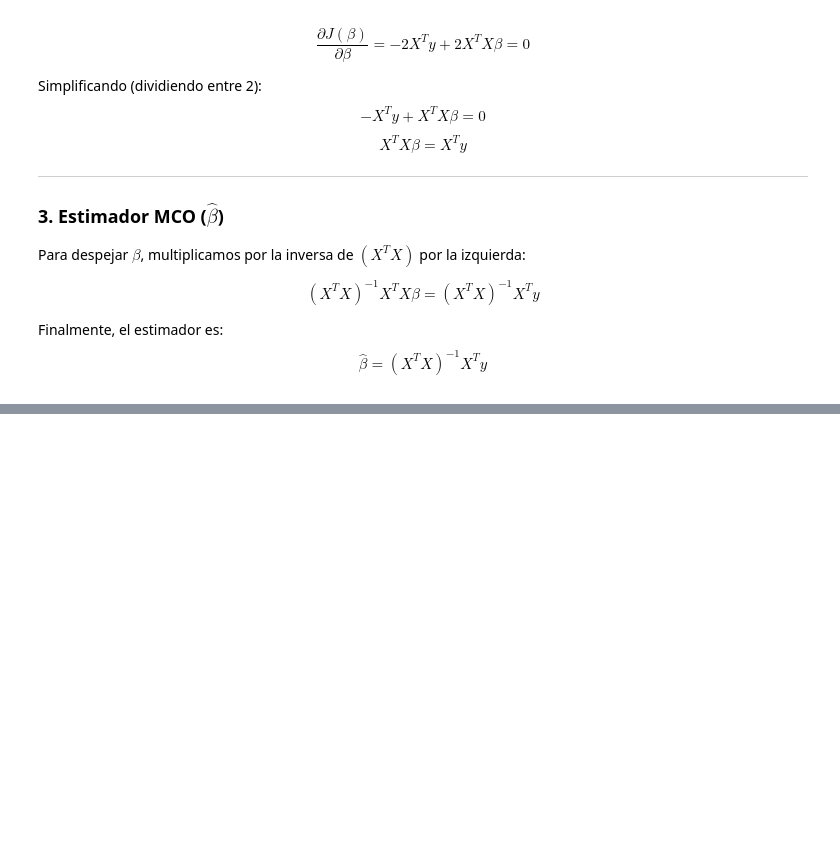
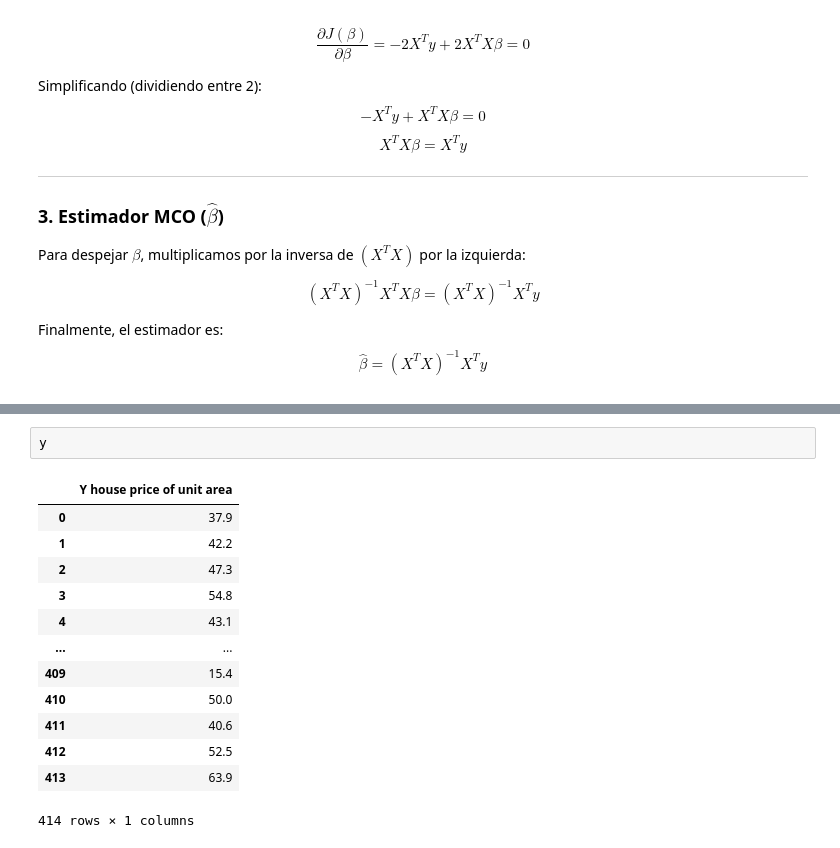
Before and after one commit to pxtroniwnl/machine-learning, a Jupyter notebook: notas-04.ipynb, the cells around one changed output, grey strips where cells are left out. Cells and saved outputs as stored; diff of their text form; blank space fills up the shorter version.

```diff
--- a/notas-04.ipynb
+++ b/notas-04.ipynb
@@ -66,0 +89,16 @@ $$\hat{\beta} = (X^T X)^{-1} X^T y$$
+# %%
+y
+# %% [output]
+|  | Y house price of unit area |
+| 0 | 37.9 |
+| 1 | 42.2 |
+| 2 | 47.3 |
+| 3 | 54.8 |
+| 4 | 43.1 |
+| ... | ... |
+| 409 | 15.4 |
+| 410 | 50.0 |
+| 411 | 40.6 |
+| 412 | 52.5 |
+| 413 | 63.9 |
+414 rows × 1 columns
```
Also changed, not shown: parts of 14 cells of this notebook.
